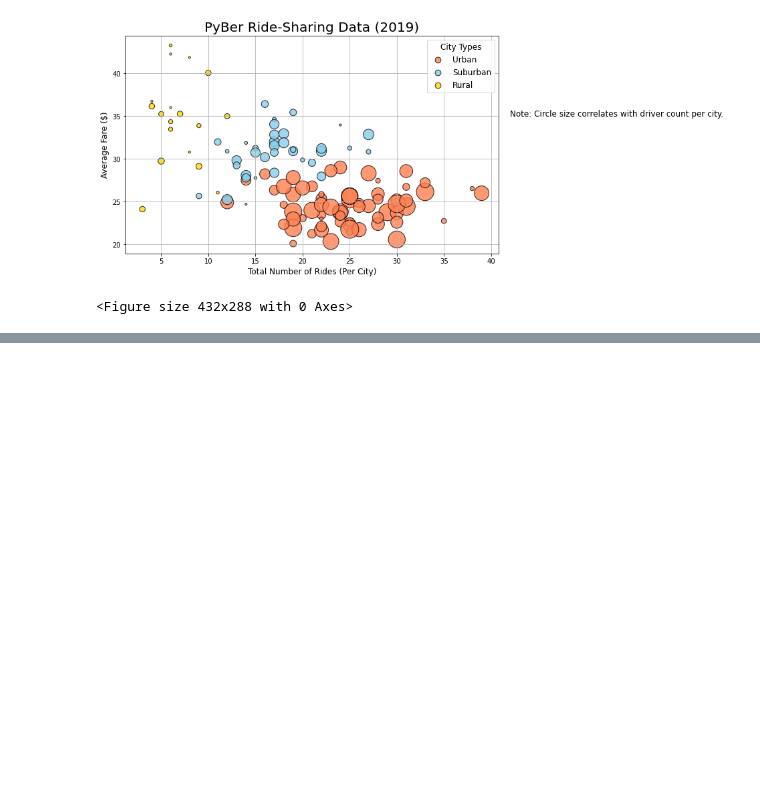
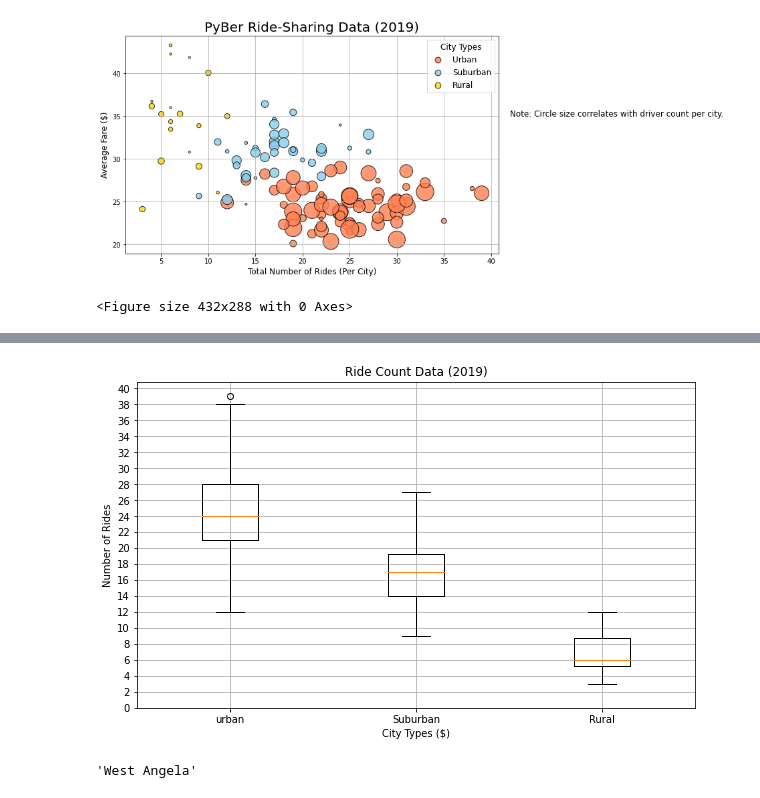
Before and after one commit to HoussamGhandour/PyBer_Analysis, a Jupyter notebook: PyBer.ipynb, the cells around one changed output, grey strips where cells are left out. Drawn from its saved outputs; the diff is of its cells as text; code cells hidden in the pictures; blank space fills up the shorter version.

Commit message:
modified PyBer.ipynb to create statistics and charts

```diff
--- a/PyBer.ipynb
+++ b/PyBer.ipynb
@@ -167,0 +319,22 @@ plt.savefig("Fig1.png")
+# %%
+#Create a box-and-whisker plots for the ride count
+x_labels = ["urban","Suburban","Rural"]
+ride_count_data =[urban_ride_count,suburban_ride_count,rural_ride_count]
+fig, ax = plt.subplots(figsize=(10,6))
+ax.boxplot(ride_count_data,labels=x_labels)
+ax.set_xlabel("City Types ($)")
+ax.set_title("Ride Count Data (2019)")
+ax.set_ylabel("Number of Rides")
+ax.set_yticks(np.arange(0,41, step =2.0))
+ax.grid()
+#Save plot
+plt.savefig("Fig2.png")
+plt.show()
+# %% [output]
+[figure, added]
+# %%
+#Get the city name that matches 39 rides
+outlier_city_name= urban_ride_count[urban_ride_count==39].index[0]
+outlier_city_name
+# %% [output]
+'West Angela'
```
Also changed, not shown: parts of 15 cells of this notebook.
